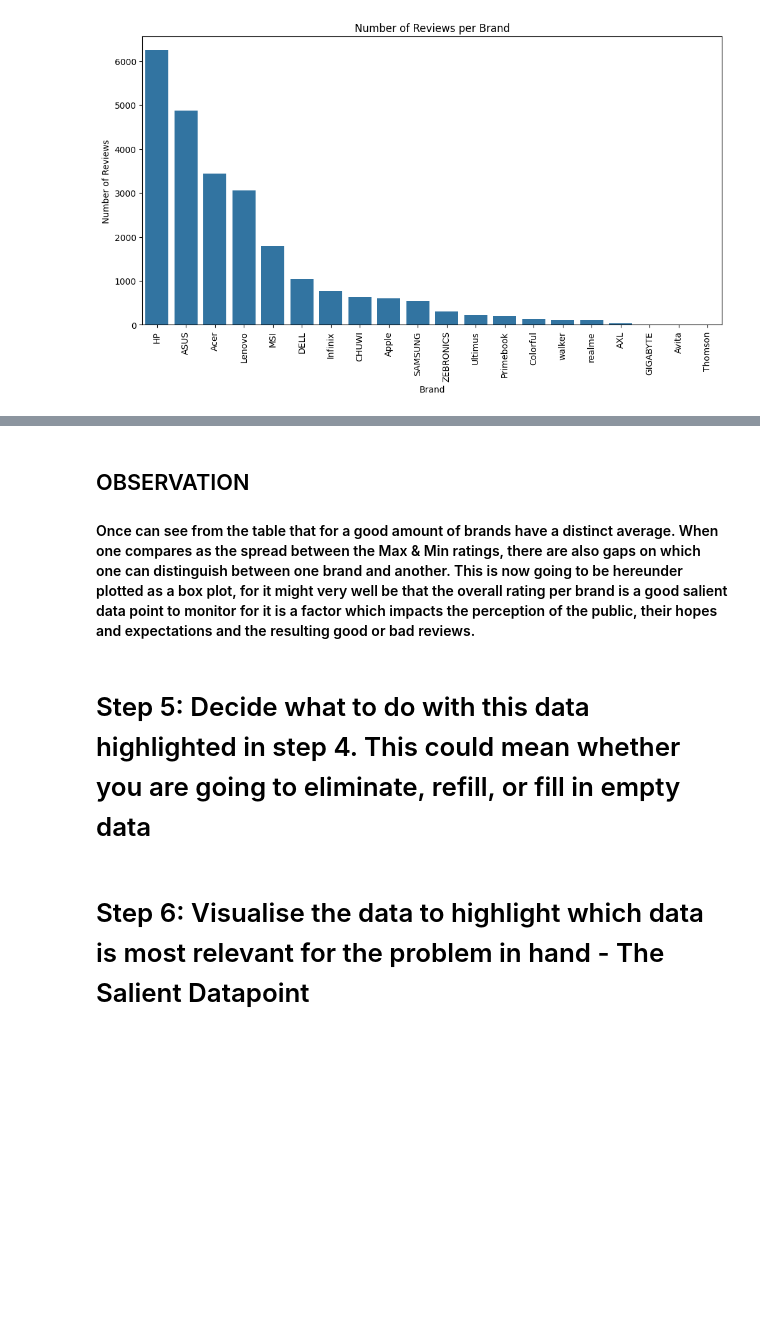
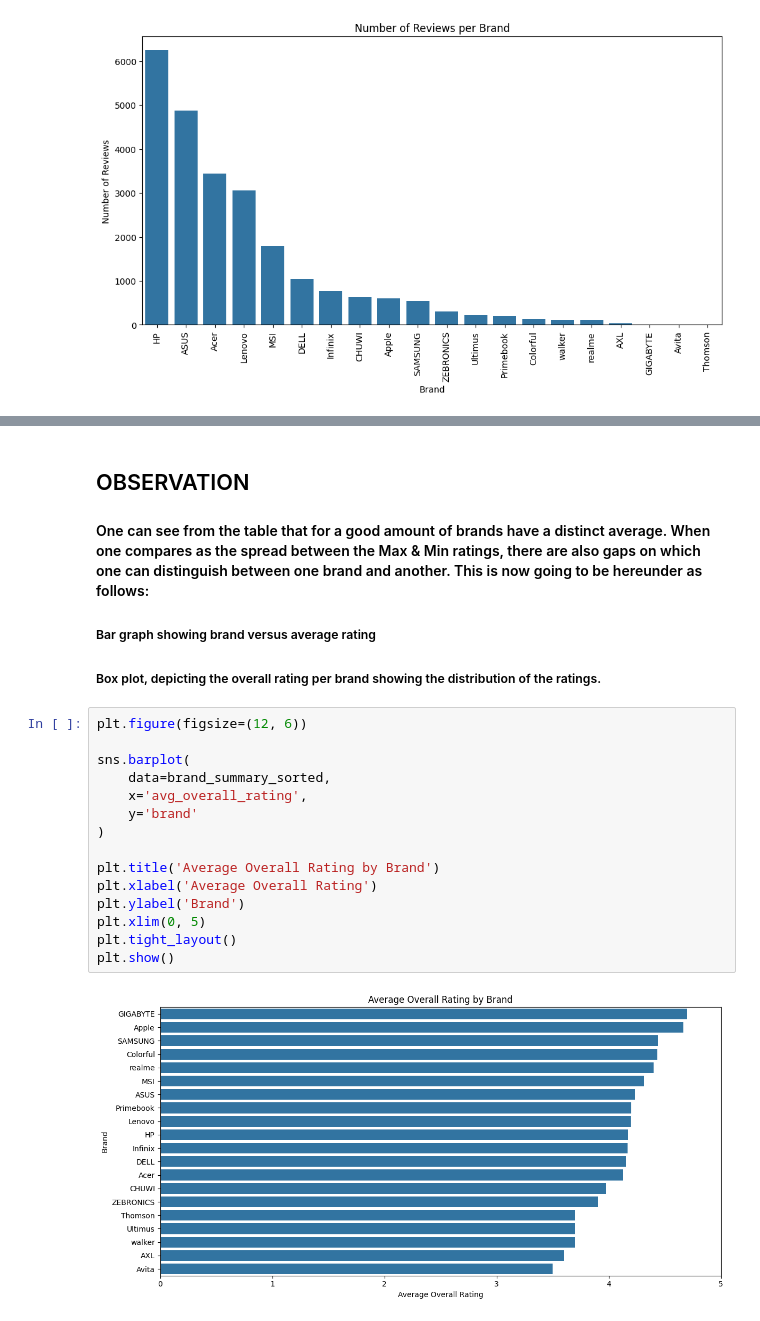
Before and after one commit to gnm001/Mod9, a Jupyter notebook: MSAI7_20.1_9_6_1. Joseph Mario Maggi.ipynb, the cells around one changed output, grey strips where cells are left out. Cells and saved outputs as stored; diff of their text form; blank space fills up the shorter version.

```diff
--- a/MSAI7_20.1_9_6_1. Joseph Mario Maggi.ipynb
+++ b/MSAI7_20.1_9_6_1. Joseph Mario Maggi.ipynb
@@ -466,8 +545,23 @@ Top 10 brands by average overall rating:
 # %% [markdown]
 ## OBSERVATION
 
-#### Once can see from the table that for a good amount of brands have a distinct average.  When one compares as the spread between the Max & Min ratings, there are also gaps on which one can distinguish between one brand and another.  This is now going to be hereunder plotted as a box plot, for it might very well be that the overall rating per brand is a good salient data point to monitor for it is a factor which impacts the perception of the public, their hopes and expectations and the resulting good or bad reviews.
+#### One can see from the table that for a good amount of brands have a distinct average.  When one compares as the spread between the Max & Min ratings, there are also gaps on which one can distinguish between one brand and another.  This is now going to be hereunder as follows:
+##### Bar graph showing brand versus average rating
+##### Box plot, depicting the overall rating per brand showing the distribution of the ratings.
-# %% [markdown]
-#  Step 5:  Decide what to do with this data highlighted in step 4.  This could mean whether you are going to eliminate, refill, or fill in empty data
-# %% [markdown]
-#  Step 6:  Visualise the data to highlight which data is most relevant for the problem in hand - The Salient Datapoint
+# %%
+plt.figure(figsize=(12, 6))
+
+sns.barplot(
+    data=brand_summary_sorted,
+    x='avg_overall_rating',
+    y='brand'
+)
+
+plt.title('Average Overall Rating by Brand')
+plt.xlabel('Average Overall Rating')
+plt.ylabel('Brand')
+plt.xlim(0, 5)
+plt.tight_layout()
+plt.show()
+# %% [output]
+[figure, added]
```
Also changed, not shown: parts of 11 cells of this notebook.
